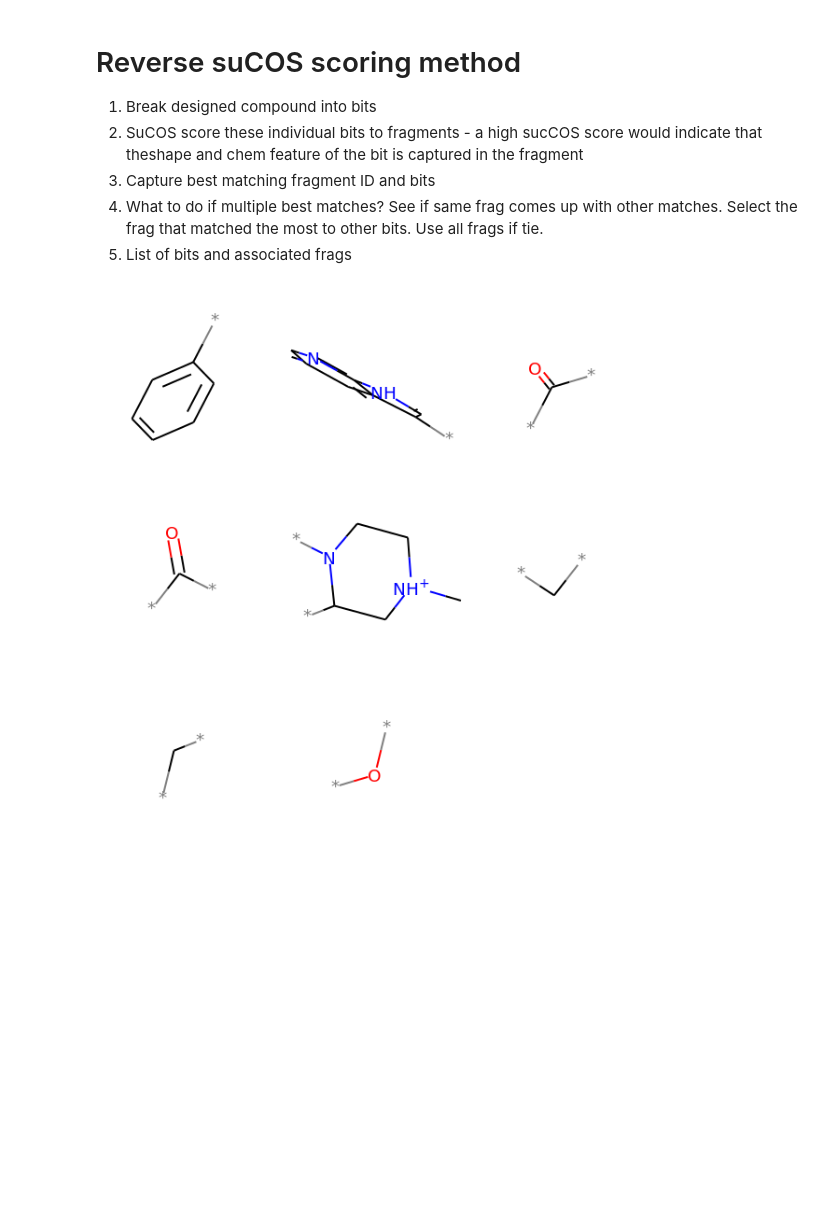
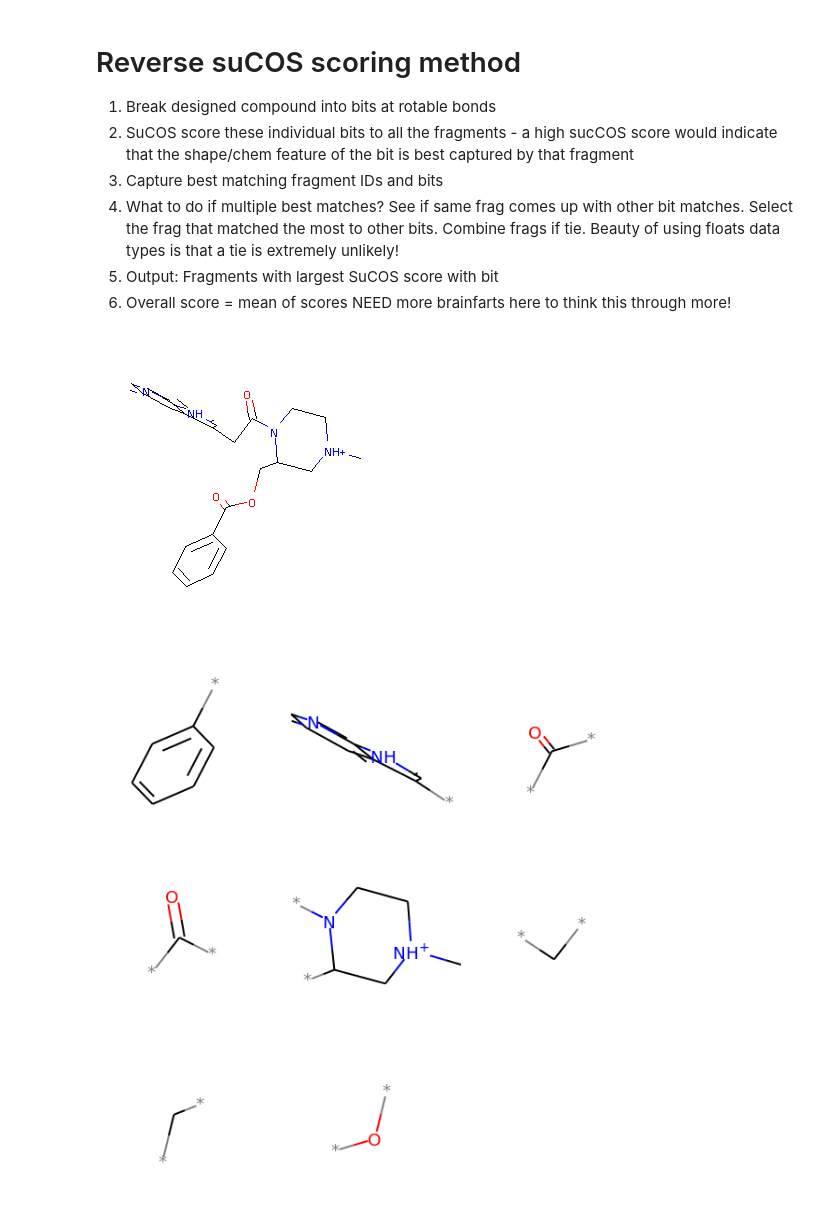
Before and after one commit to Waztom/xchem-XCOS, a Jupyter notebook: reversesucos.ipynb, the cells around one changed output. Saved outputs shown, nothing was run; the diff lists cells and outputs as text; code cells hidden in the pictures; blank space fills up the shorter version.

```diff
--- a/reversesucos.ipynb
+++ b/reversesucos.ipynb
@@ -1,11 +1,12 @@
 # %% [markdown]
 # Reverse suCOS scoring method
 
-1. Break designed compound into bits
-2. SuCOS  score these individual bits to fragments - a high sucCOS score would indicate that theshape and chem feature of the bit is captured in the fragment
-3. Capture best matching fragment ID and bits
-4. What to do if multiple best matches? See if same frag comes up with other matches. Select the frag that matched the most to other bits. Use all frags if tie.
-5. List of bits and associated frags
+1. Break designed compound into bits at rotable bonds
+2. SuCOS score these individual bits to all the fragments - a high sucCOS score would indicate that the shape/chem feature of the bit is best captured by that fragment
+3. Capture best matching fragment IDs and bits
+4. What to do if multiple best matches? See if same frag comes up with other bit matches. Select the frag that matched the most to other bits. Combine frags if tie. Beauty of using floats data types is that a tie is extremely unlikely!
+5. Output: Fragments with largest SuCOS score with bit
+6. Overall score = mean of scores NEED more brainfarts here to think this through more!
 # %%
 from rdkit.Chem.Lipinski import RotatableBondSmarts
 from rdkit.Chem import BRICS
@@ -67,6 +68,10 @@ def getFeatureMapScore(small_m, large_m, score_mode=FeatMaps.FeatMapScoreMode.Al
         return 0
 # %%
 docked_mol = Chem.MolFromMolFile('/home/warren/XChem_projects/COVID/xchem-sucos-select/3D_overlay_test/NIC-BIO-96e-2.sdf')
+# %%
+Draw.MolToImage(docked_mol)
+# %% [output]
+[figure, added]
 # %%
 docked_bits = getBits(docked_mol)
 # %%
```
Also changed, not shown: parts of 3 cells of this notebook.
